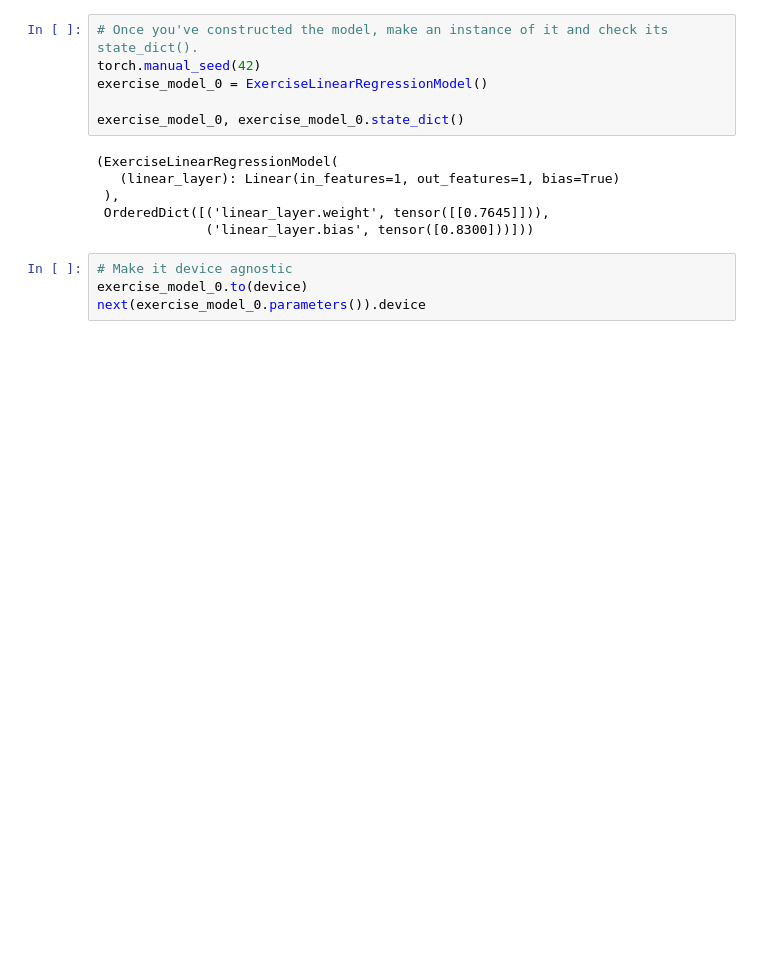
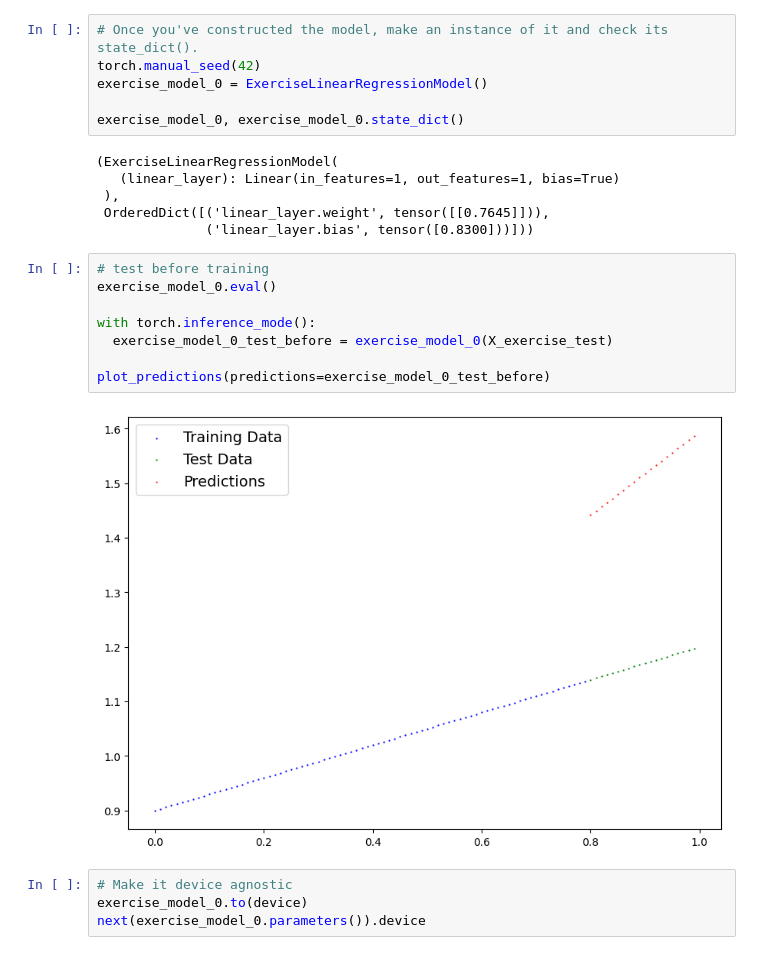
Before and after one commit to sifulsidd/pytorch, a Jupyter notebook: 01_pytorch_workflow.ipynb, the cells around one changed output. Saved outputs shown, nothing was run; the diff lists cells and outputs as text; blank space fills up the shorter version.

Commit message:
Included visual of how model looked before we trained it.

```diff
--- a/01_pytorch_workflow.ipynb
+++ b/01_pytorch_workflow.ipynb
@@ -965,6 +965,16 @@ exercise_model_0, exercise_model_0.state_dict()
  ),
  OrderedDict([('linear_layer.weight', tensor([[0.7645]])),
               ('linear_layer.bias', tensor([0.8300]))]))
+# %%
+# test before training
+exercise_model_0.eval()
+
+with torch.inference_mode():
+  exercise_model_0_test_before = exercise_model_0(X_exercise_test)
+
+plot_predictions(predictions=exercise_model_0_test_before)
+# %% [output]
+[figure, added]
 # %%
 # Make it device agnostic
 exercise_model_0.to(device)
```
